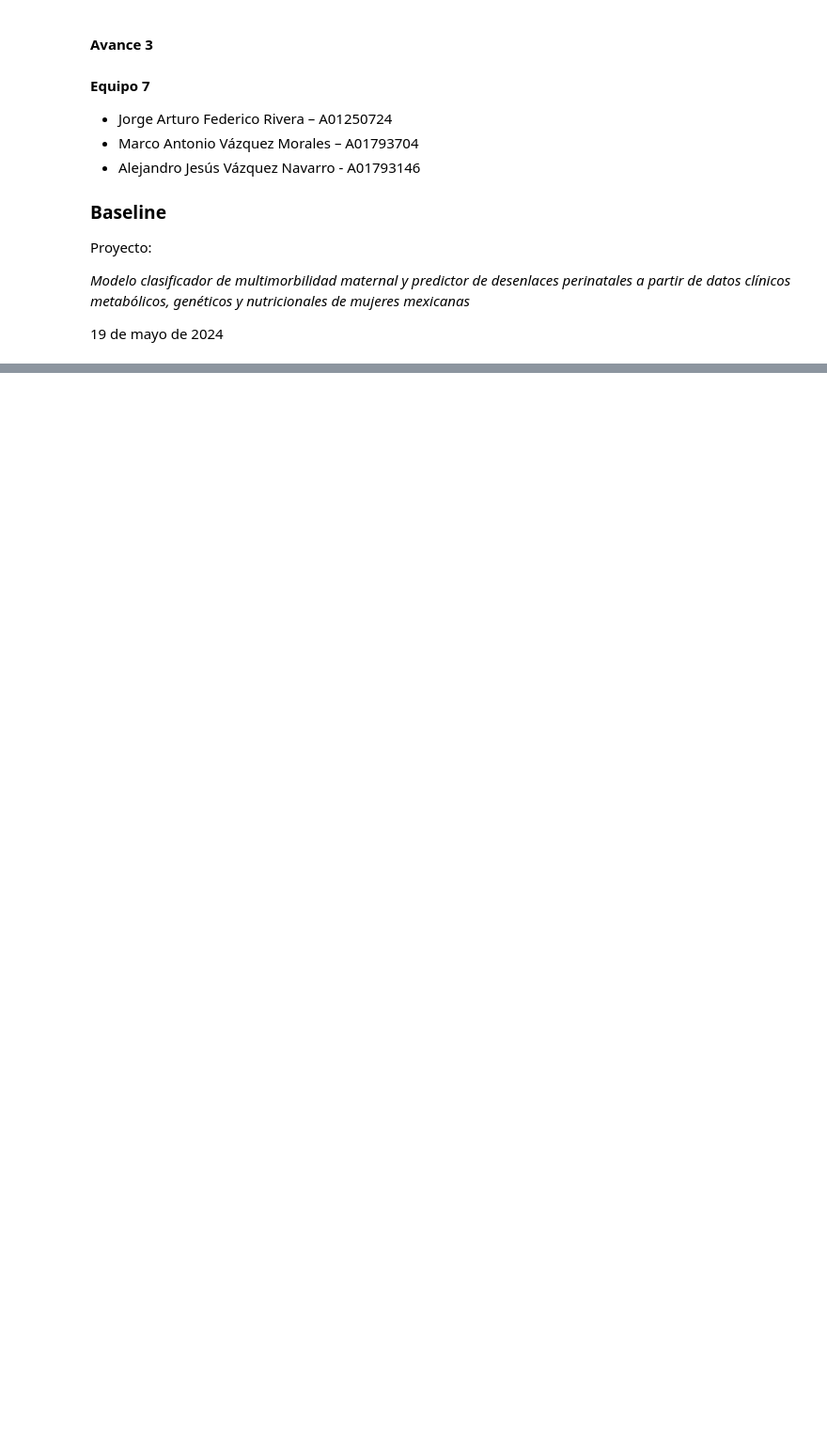
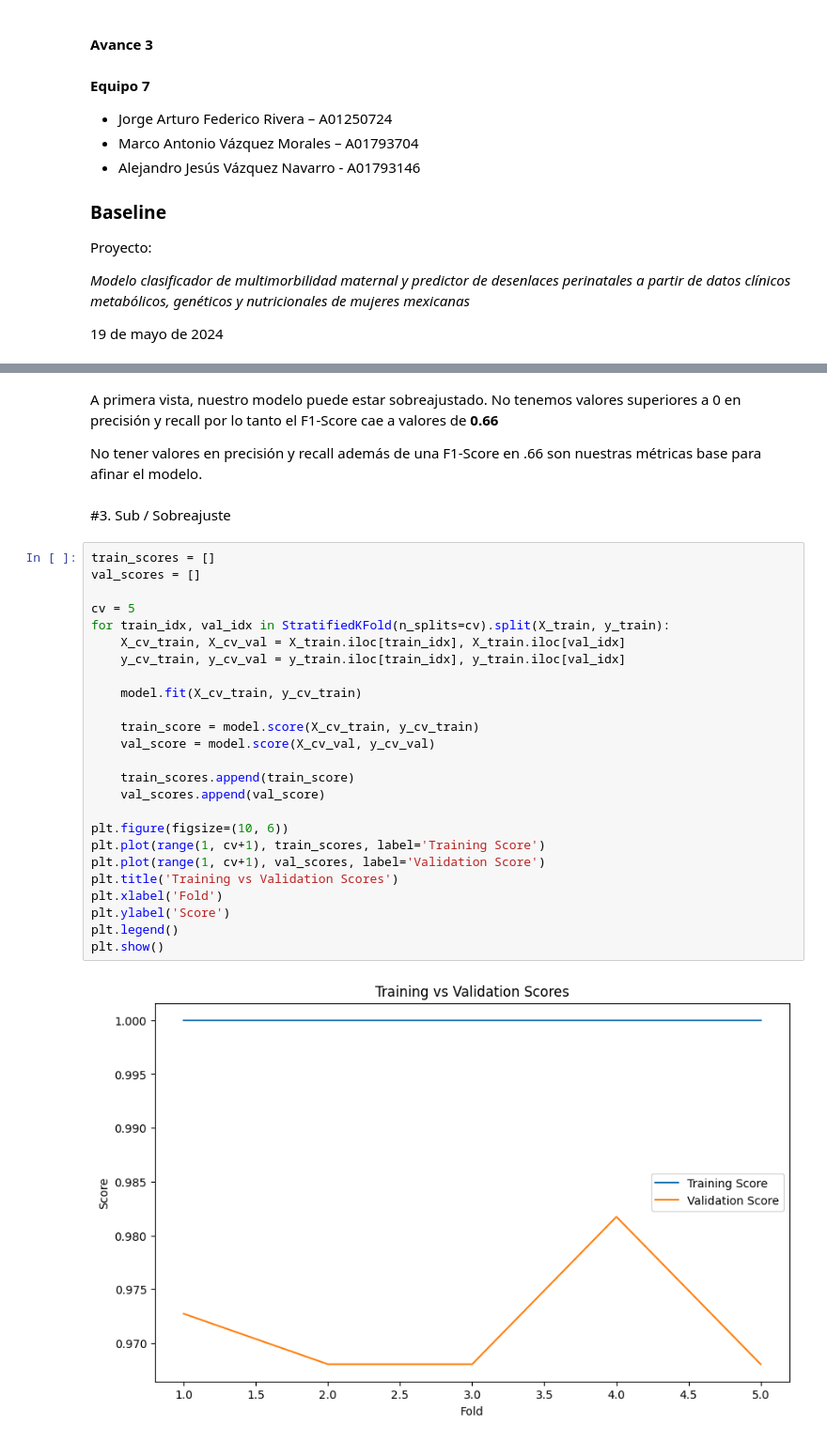
Before and after one commit to jafr0822/MNA_ProyectoIntegrador-Equipo7, a Jupyter notebook: Avance3_7_Equipo.ipynb, the cells around one changed output, grey strips where cells are left out. Shown at 94% size. Drawn from its saved outputs; the diff is of its cells as text; blank space fills up the shorter version.

```diff
--- a/Avance3_7_Equipo.ipynb
+++ b/Avance3_7_Equipo.ipynb
@@ -37,0 +150,33 @@ En esta entrega utilizaremos un algoritmo de random forest por las siguientes ca
+# %% [markdown]
+A primera vista, nuestro modelo puede estar sobreajustado. No tenemos valores superiores a 0 en precisión y recall por lo tanto el F1-Score cae a valores de **0.66**
+
+No tener valores en precisión y recall además de una F1-Score en .66 son nuestras métricas base para afinar el modelo.
+# %% [markdown]
+#3. Sub / Sobreajuste
+# %%
+train_scores = []
+val_scores = []
+
+cv = 5
+for train_idx, val_idx in StratifiedKFold(n_splits=cv).split(X_train, y_train):
+    X_cv_train, X_cv_val = X_train.iloc[train_idx], X_train.iloc[val_idx]
+    y_cv_train, y_cv_val = y_train.iloc[train_idx], y_train.iloc[val_idx]
+
+    model.fit(X_cv_train, y_cv_train)
+
+    train_score = model.score(X_cv_train, y_cv_train)
+    val_score = model.score(X_cv_val, y_cv_val)
+
+    train_scores.append(train_score)
+    val_scores.append(val_score)
+
+plt.figure(figsize=(10, 6))
+plt.plot(range(1, cv+1), train_scores, label='Training Score')
+plt.plot(range(1, cv+1), val_scores, label='Validation Score')
+plt.title('Training vs Validation Scores')
+plt.xlabel('Fold')
+plt.ylabel('Score')
+plt.legend()
+plt.show()
+# %% [output]
+[figure, added]
```
Also changed, not shown: parts of 29 cells of this notebook.
